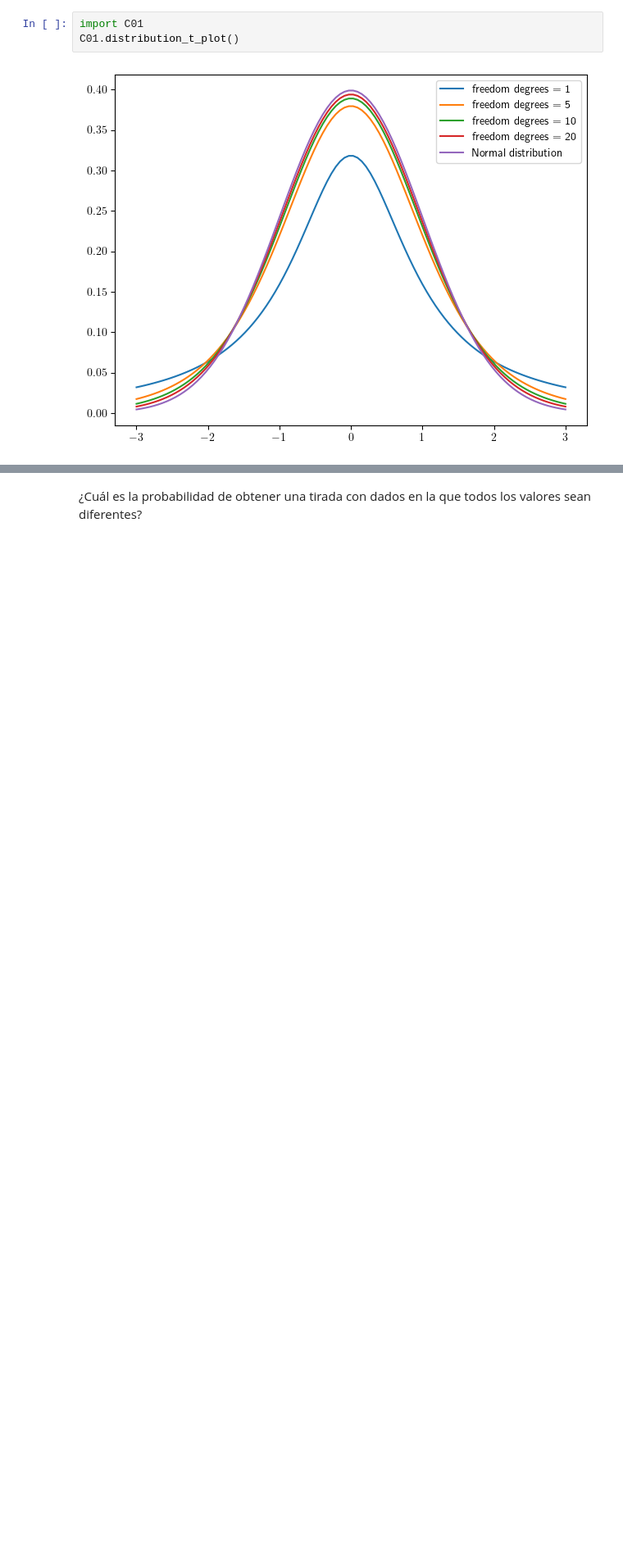
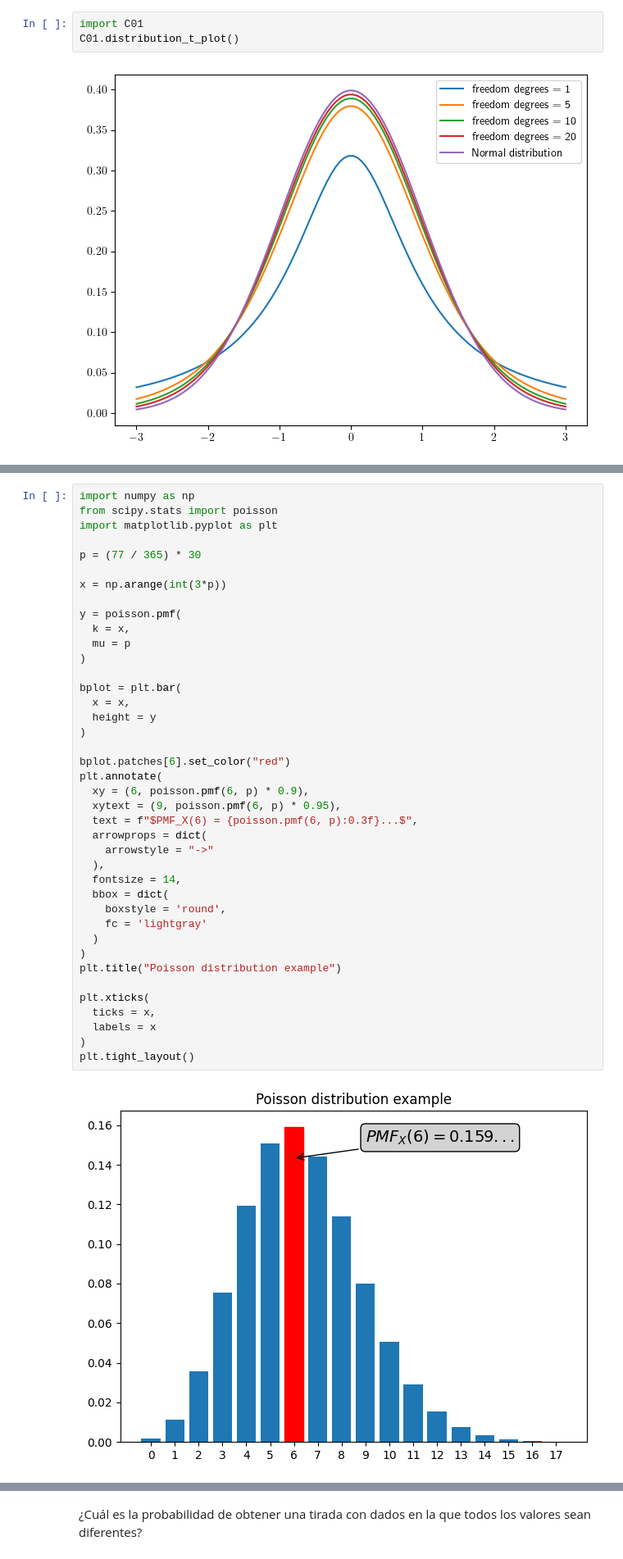
Before and after one commit to javieriserte/qualitative-data-course, a Jupyter notebook: classes/C01.1.Variables_y_funciones.ipynb, the cells around one changed output, grey strips where cells are left out. Shown at 82% size. Drawn from its saved outputs; the diff is of its cells as text; blank space fills up the shorter version.

```diff
--- a/classes/C01.1.Variables_y_funciones.ipynb
+++ b/classes/C01.1.Variables_y_funciones.ipynb
@@ -265,3 +285,45 @@ C01.distribution_t_plot()
+# %%
+import numpy as np
+from scipy.stats import poisson
+import matplotlib.pyplot as plt
+
+p = (77 / 365) * 30
+
+x = np.arange(int(3*p))
+
+y = poisson.pmf(
+  k = x,
+  mu = p
+)
+
+bplot = plt.bar(
+  x = x,
+  height = y
+)
+
+bplot.patches[6].set_color("red")
+plt.annotate(
+  xy = (6, poisson.pmf(6, p) * 0.9),
+  xytext = (9, poisson.pmf(6, p) * 0.95),
+  text = f"$PMF_X(6) = {poisson.pmf(6, p):0.3f}...$",
+  arrowprops = dict(
+    arrowstyle = "->"
+  ),
+  fontsize = 14,
+  bbox = dict(
+    boxstyle = 'round',
+    fc = 'lightgray'
+  )
+)
+plt.title("Poisson distribution example")
+
+plt.xticks(
+  ticks = x,
+  labels = x
+)
+plt.tight_layout()
+# %% [output]
+[figure, added]
 # %% [markdown]
 
 
```
Also changed, not shown: parts of 14 cells of this notebook.
